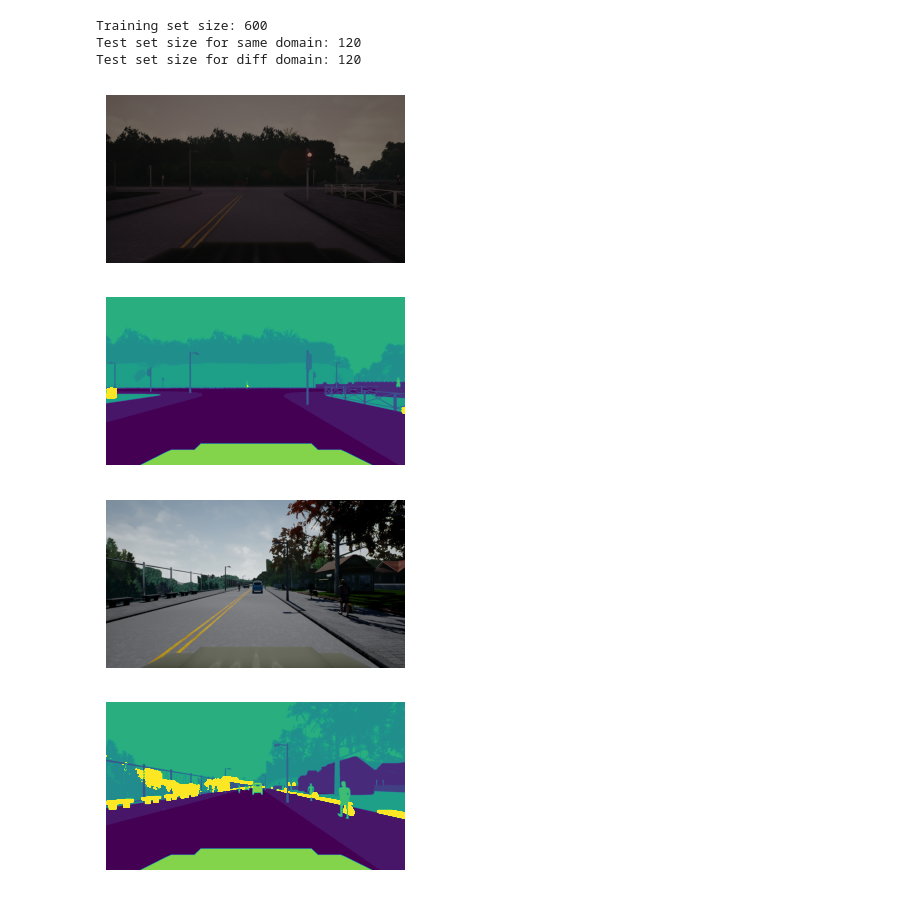
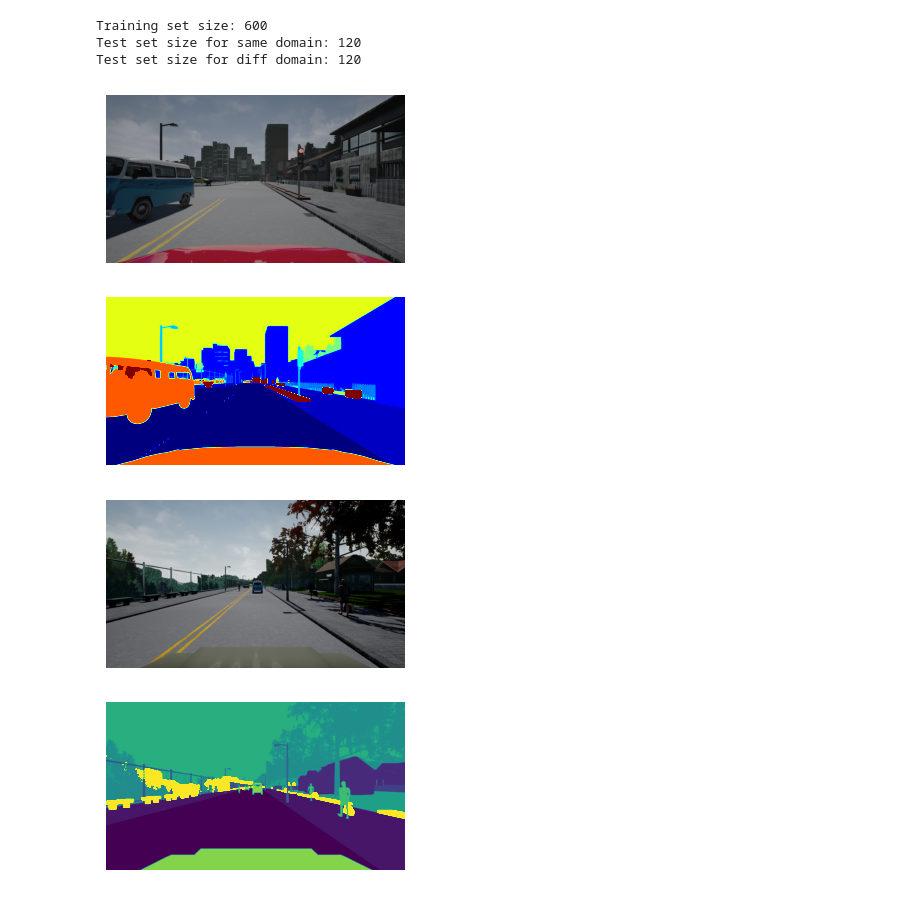
Before and after one commit to ZeTornio/MLDL_project, a Jupyter notebook: tests_dirty.ipynb, the cells around one changed output. Saved outputs shown, nothing was run; the diff lists cells and outputs as text; code cells hidden in the pictures.

```diff
--- a/tests_dirty.ipynb
+++ b/tests_dirty.ipynb
@@ -61,9 +88,9 @@ Test set size for same domain: 120
 Test set size for diff domain: 120
 # %%
 #showing a random sample
-showIDDAsample(iddaTrain[170])
+showIDDAsample(iddaTrain[14])
 # %% [output]
-[figure, old version]
+[figure, new version]
 # %%
 train_transform=sstr.Compose([sstr.ToTensor()])
 iddaTrain=IDDADataset('data/idda',fileName='train.txt',transform=train_transform)
```
Also changed, not shown: parts of 4 cells of this notebook, 26 other files.
